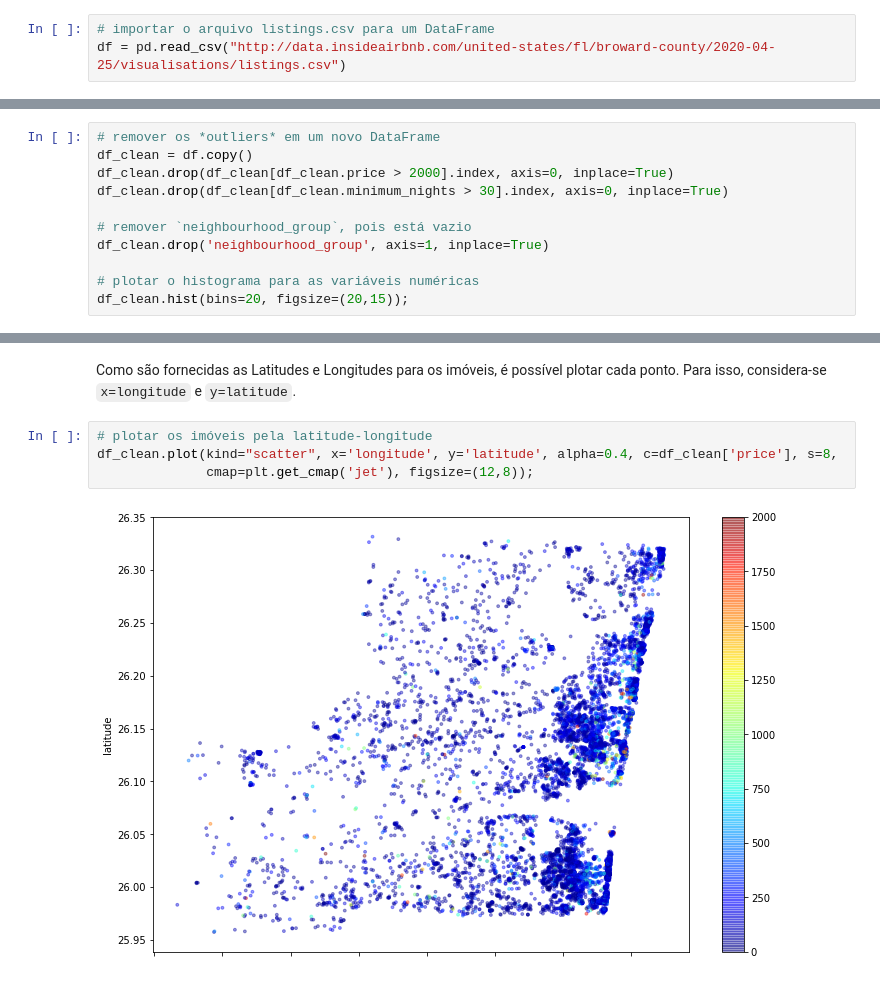
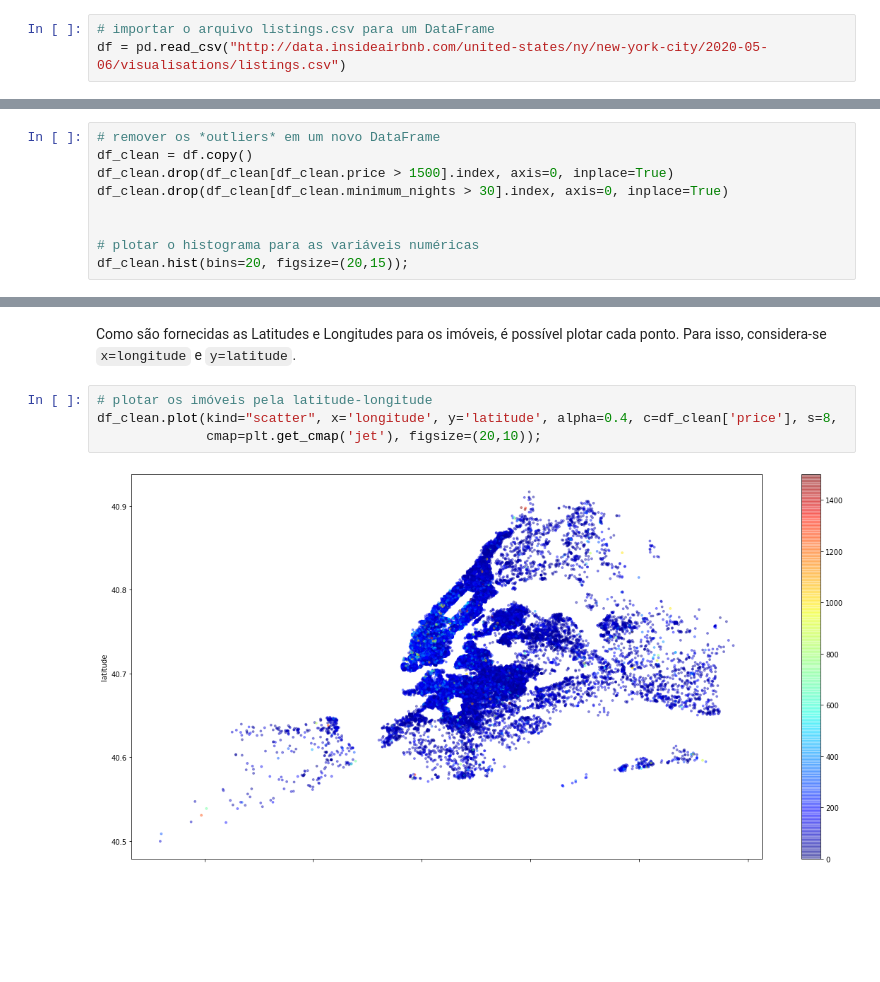
Before and after one commit to lorenaleite/data_science, a Jupyter notebook: Analisando_os_Dados_do_Airbnb_(Flórida).ipynb, the cells around one changed output, grey strips where cells are left out. Cells and saved outputs as stored; diff of their text form; blank space fills up the shorter version.

```diff
--- a/Analisando_os_Dados_do_Airbnb_(Flórida).ipynb
+++ b/Analisando_os_Dados_do_Airbnb_(Flórida).ipynb
@@ -42,4 +42,4 @@ import seaborn as sns
 %matplotlib inline
 # %%
 # importar o arquivo listings.csv para um DataFrame
-df = pd.read_csv("http://data.insideairbnb.com/united-states/fl/broward-county/2020-04-25/visualisations/listings.csv")
+df = pd.read_csv("http://data.insideairbnb.com/united-states/ny/new-york-city/2020-05-06/visualisations/listings.csv")
@@ -251,11 +242,9 @@ Já que identificamos *outliers* nas variáveis `price` e `minimum_nights`, vamo
 # %%
 # remover os *outliers* em um novo DataFrame
 df_clean = df.copy()
-df_clean.drop(df_clean[df_clean.price > 2000].index, axis=0, inplace=True)
+df_clean.drop(df_clean[df_clean.price > 1500].index, axis=0, inplace=True)
 df_clean.drop(df_clean[df_clean.minimum_nights > 30].index, axis=0, inplace=True)
 
-# remover `neighbourhood_group`, pois está vazio
-df_clean.drop('neighbourhood_group', axis=1, inplace=True)
 
 # plotar o histograma para as variáveis numéricas
 df_clean.hist(bins=20, figsize=(20,15));
@@ -457,6 +389,6 @@ Como são fornecidas as Latitudes e Longitudes para os imóveis, é possível pl
 # %%
 # plotar os imóveis pela latitude-longitude
 df_clean.plot(kind="scatter", x='longitude', y='latitude', alpha=0.4, c=df_clean['price'], s=8,
-              cmap=plt.get_cmap('jet'), figsize=(12,8));
+              cmap=plt.get_cmap('jet'), figsize=(20,10));
 # %% [output]
-[figure, old version]
+[figure, new version]
```
Also changed, not shown: parts of 50 cells of this notebook.
